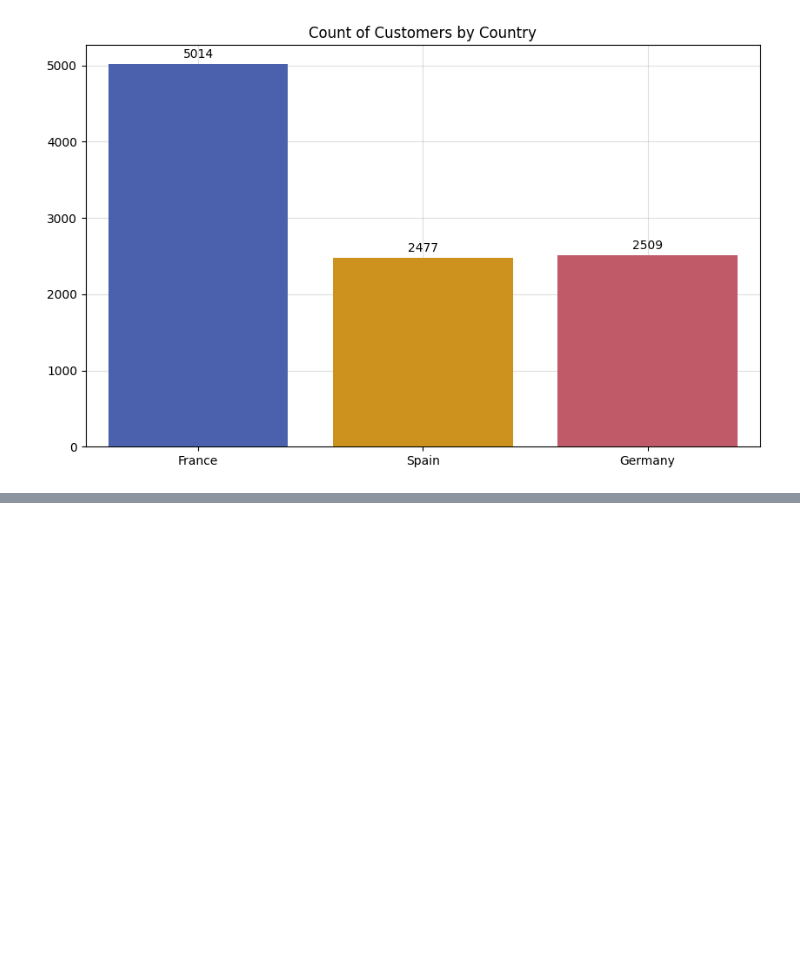
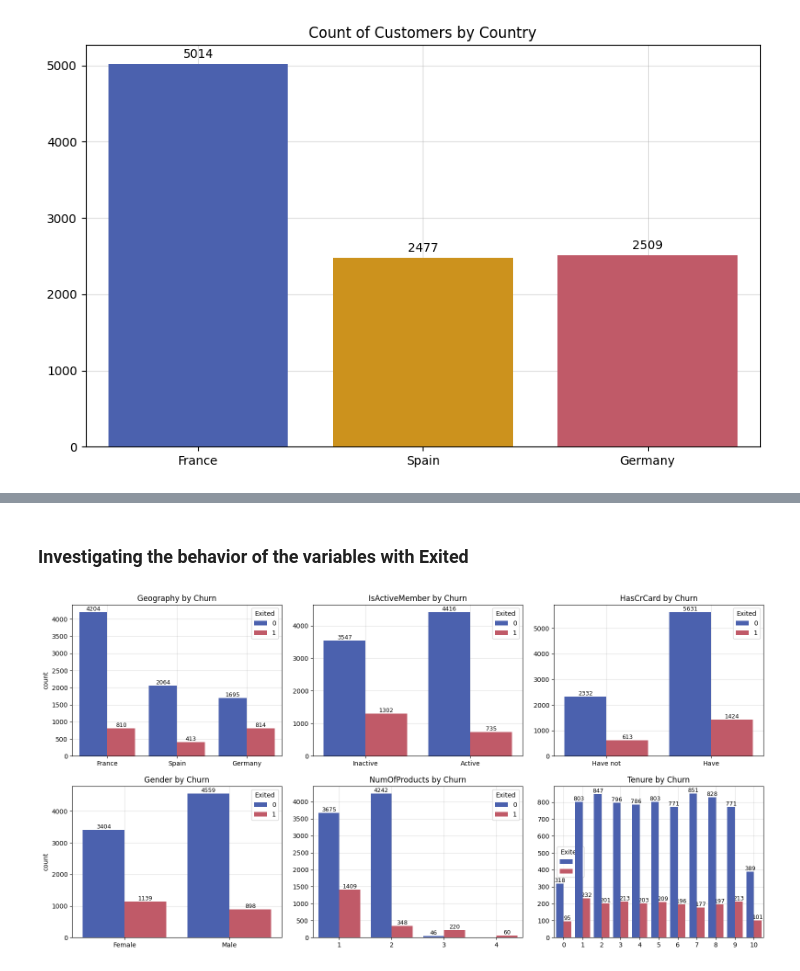
Before and after one commit to davirpp/Desafio-DS-Indicium, a Jupyter notebook: eda.ipynb, the cells around one changed output, grey strips where cells are left out. Drawn from its saved outputs; the diff is of its cells as text; code cells hidden in the pictures; blank space fills up the shorter version.

```diff
--- a/eda.ipynb
+++ b/eda.ipynb
@@ -292,0 +289,69 @@ df
+# %% [markdown]
+### Investigating the behavior of the variables with Exited
+# %%
+plt.figure(figsize=(16, 8))
+
+# Geography
+plt.subplot(231)
+ax = sns.countplot(data=df, x='Geography', hue='Exited', palette=['#3a58bf', '#d1495b'], zorder=10)
+plt.title('Geography by Churn')
+plt.xlabel('')
+plt.grid(alpha=.4, zorder=-10)
+for container in ax.containers:
+    ax.bar_label(container, fontsize=9)
+
+# IsActiveMember
+plt.subplot(232)
+ax = sns.countplot(data=df, x='IsActiveMember', hue='Exited', palette=['#3a58bf', '#d1495b'], zorder=10)
+plt.title('IsActiveMember by Churn')
+plt.xticks([0, 1], ['Inactive', 'Active'])
+plt.xlabel('')
+plt.ylabel('')
+plt.grid(alpha=.4, zorder=-10)
+for container in ax.containers:
+    ax.bar_label(container, fontsize=9)
+
+# HasCrCard
+plt.subplot(233)
+ax = sns.countplot(data=df, x='HasCrCard', hue='Exited', palette=['#3a58bf', '#d1495b'], zorder=10)
+plt.title('HasCrCard by Churn')
+plt.xticks([0, 1], ['Have not', 'Have'])
+plt.xlabel('')
+plt.ylabel('')
+plt.grid(alpha=.4, zorder=-10)
+for container in ax.containers:
+    ax.bar_label(container, fontsize=9)
+
+# Gender
+plt.subplot(234)
+ax = sns.countplot(data=df, x='Gender', hue='Exited', palette=['#3a58bf', '#d1495b'], zorder=10)
+plt.title('Gender by Churn')
+plt.xlabel('')
+plt.grid(alpha=.4, zorder=-10)
+for container in ax.containers:
+    ax.bar_label(container, fontsize=9)
+
+# NumOfProducts
+plt.subplot(235)
+ax = sns.countplot(data=df, x='NumOfProducts', hue='Exited', palette=['#3a58bf', '#d1495b'], zorder=10)
+plt.title('NumOfProducts by Churn')
+plt.xlabel('')
+plt.ylabel('')
+plt.grid(alpha=.4, zorder=-10)
+for container in ax.containers:
+    ax.bar_label(container, fontsize=9)
+
+plt.subplot(236)
+ax = sns.countplot(data=df, x='Tenure', hue='Exited', palette=['#3a58bf', '#d1495b'], zorder=10)
+plt.title('Tenure by Churn')
+plt.xlabel('')
+plt.ylabel('')
+plt.grid(alpha=.4, zorder=-10)
+for container in ax.containers:
+    ax.bar_label(container, fontsize=9)
+
+plt.tight_layout()
+plt.subplots_adjust(wspace=0.15, hspace=0.2)
+plt.show()
+# %% [output]
+[figure, added]
```
Also changed, not shown: parts of 8 cells of this notebook.
